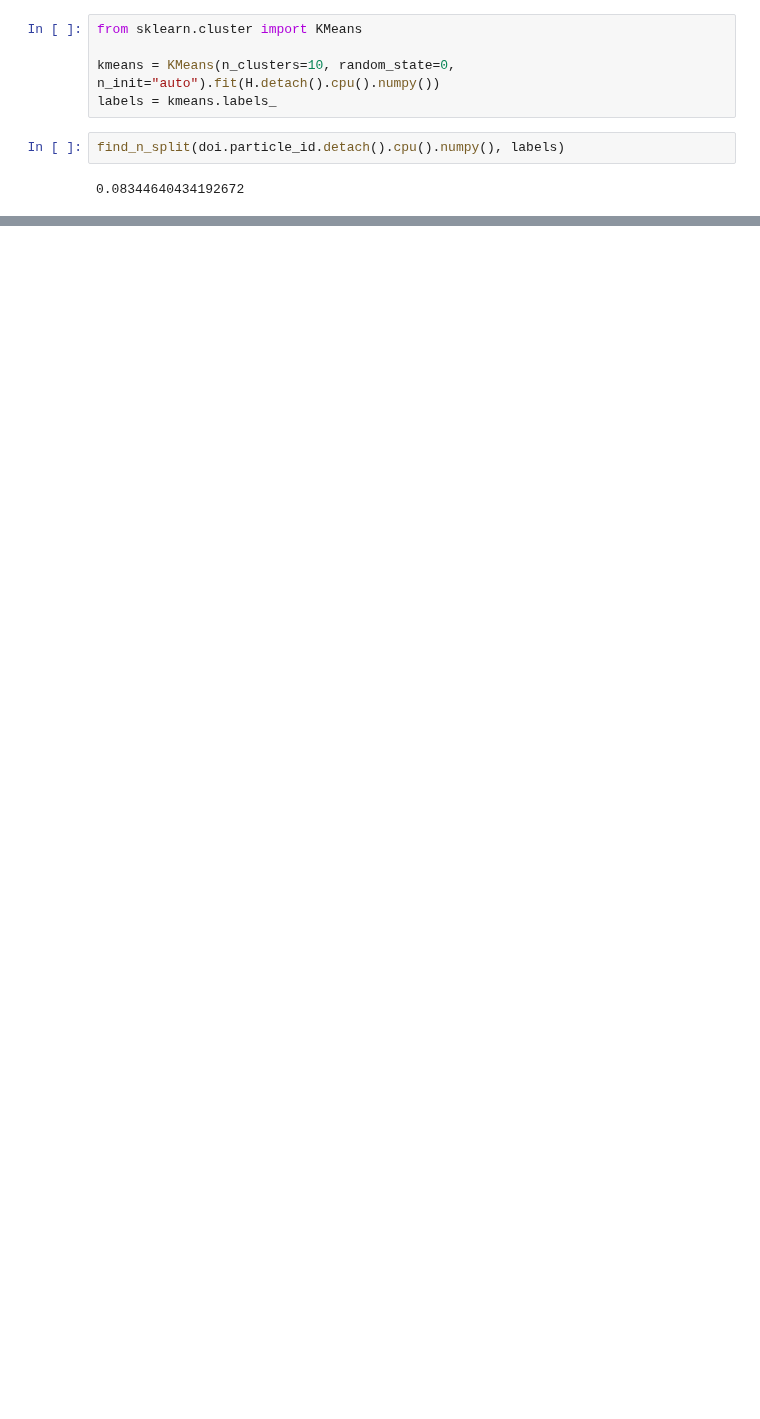
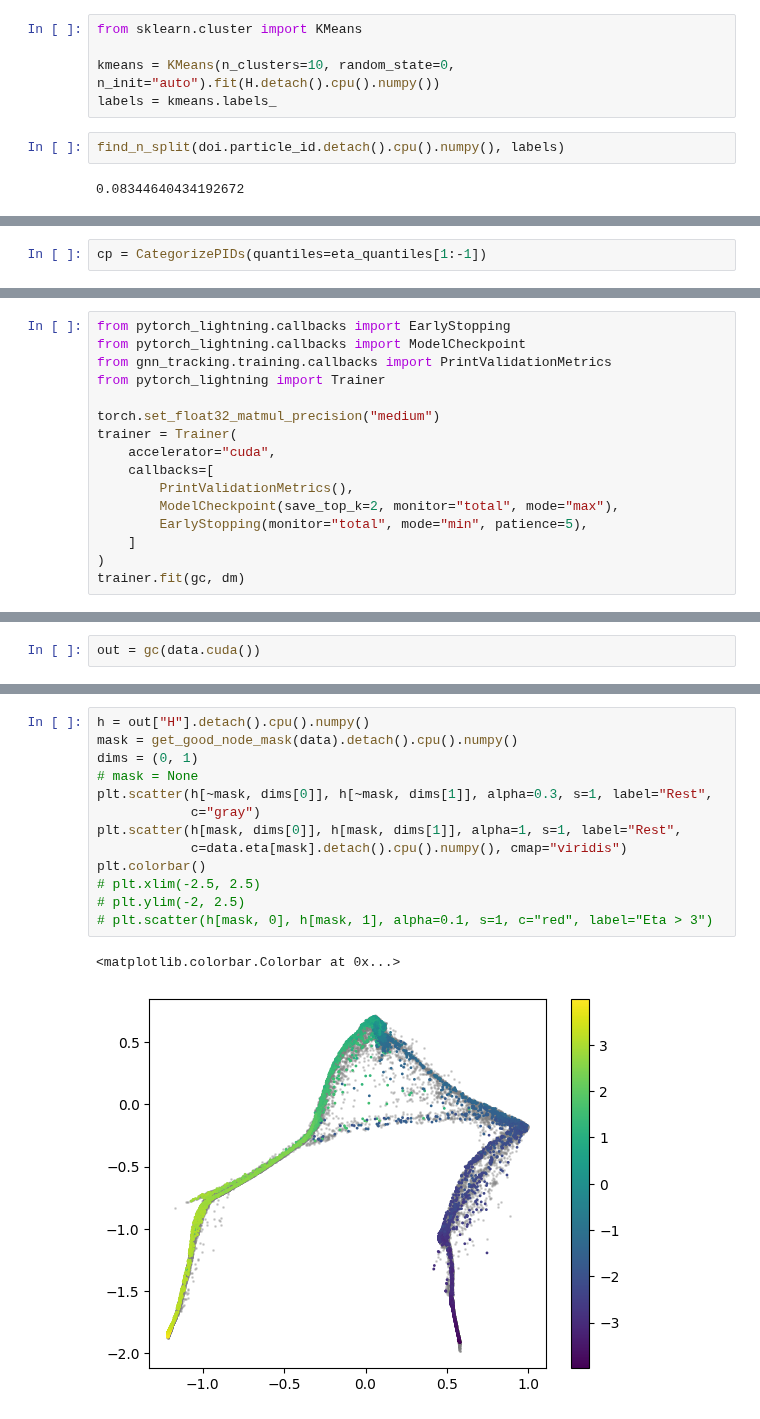
Before and after one commit to gnn-tracking/klieret-gnn-tracking-experiments, a Jupyter notebook: notebooks/0051_0100/0640_sectorization.ipynb, the cells around one changed output, grey strips where cells are left out. Drawn from its saved outputs; the diff is of its cells as text; blank space fills up the shorter version.

```diff
--- a/notebooks/0051_0100/0640_sectorization.ipynb
+++ b/notebooks/0051_0100/0640_sectorization.ipynb
@@ -153,0 +217,2 @@ find_n_split(doi.particle_id.detach().cpu().numpy(), labels)
+# %%
+cp = CategorizePIDs(quantiles=eta_quantiles[1:-1])
@@ -153,0 +245,16 @@ find_n_split(doi.particle_id.detach().cpu().numpy(), labels)
+# %%
+from pytorch_lightning.callbacks import EarlyStopping
+from pytorch_lightning.callbacks import ModelCheckpoint
+from gnn_tracking.training.callbacks import PrintValidationMetrics
+from pytorch_lightning import Trainer
+
+torch.set_float32_matmul_precision("medium")
+trainer = Trainer(
+    accelerator="cuda",
+    callbacks=[
+        PrintValidationMetrics(),
+        ModelCheckpoint(save_top_k=2, monitor="total", mode="max"),
+        EarlyStopping(monitor="total", mode="min", patience=5),
+    ]
+)
+trainer.fit(gc, dm)
@@ -153,0 +364,2 @@ find_n_split(doi.particle_id.detach().cpu().numpy(), labels)
+# %%
+out = gc(data.cuda())
@@ -153,0 +376,16 @@ find_n_split(doi.particle_id.detach().cpu().numpy(), labels)
+# %%
+h = out["H"].detach().cpu().numpy()
+mask = get_good_node_mask(data).detach().cpu().numpy()
+dims = (0, 1)
+# mask = None
+plt.scatter(h[~mask, dims[0]], h[~mask, dims[1]], alpha=0.3, s=1, label="Rest",
+            c="gray")
+plt.scatter(h[mask, dims[0]], h[mask, dims[1]], alpha=1, s=1, label="Rest",
+            c=data.eta[mask].detach().cpu().numpy(), cmap="viridis")
+plt.colorbar()
+# plt.xlim(-2.5, 2.5)
+# plt.ylim(-2, 2.5)
+# plt.scatter(h[mask, 0], h[mask, 1], alpha=0.1, s=1, c="red", label="Eta > 3")
+# %% [output]
+<matplotlib.colorbar.Colorbar at 0x...>
+[figure, added]
```
Also changed, not shown: parts of 28 cells of this notebook, 1 other file.
